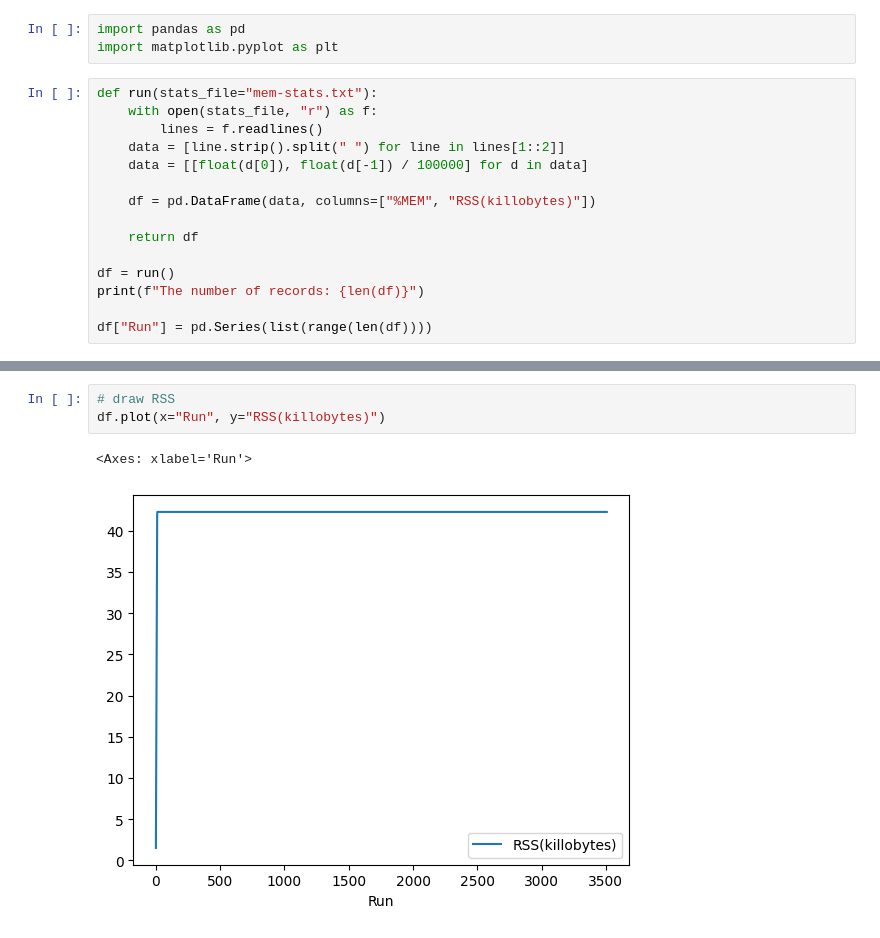
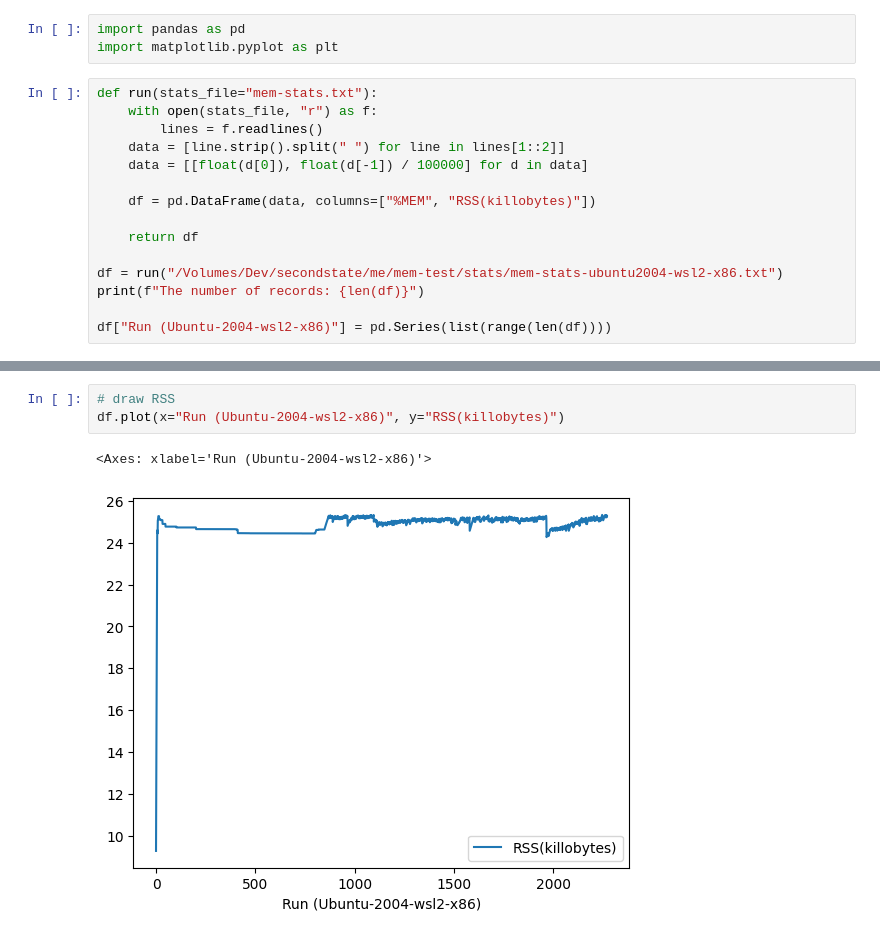
Before and after one commit to apepkuss/mem-test, a Jupyter notebook: render.ipynb, the cells around one changed output, grey strips where cells are left out. Saved outputs shown, nothing was run; the diff lists cells and outputs as text.

```diff
--- a/render.ipynb
+++ b/render.ipynb
@@ -12,8 +12,8 @@ def run(stats_file="mem-stats.txt"):
 
     return df
 
-df = run()
+df = run("/Volumes/Dev/secondstate/me/mem-test/stats/mem-stats-ubuntu2004-wsl2-x86.txt")
 print(f"The number of records: {len(df)}")
 
-df["Run"] = pd.Series(list(range(len(df))))
+df["Run (Ubuntu-2004-wsl2-x86)"] = pd.Series(list(range(len(df))))
 # %% [output]
@@ -27,6 +27,6 @@ df.plot(x="Run", y="%MEM")
 # %%
 # draw RSS
-df.plot(x="Run", y="RSS(killobytes)")
+df.plot(x="Run (Ubuntu-2004-wsl2-x86)", y="RSS(killobytes)")
 # %% [output]
-<Axes: xlabel='Run'>
+<Axes: xlabel='Run (Ubuntu-2004-wsl2-x86)'>
-[figure, old version]
+[figure, new version]
```
Also changed, not shown: parts of 2 cells of this notebook, 7 other files.
